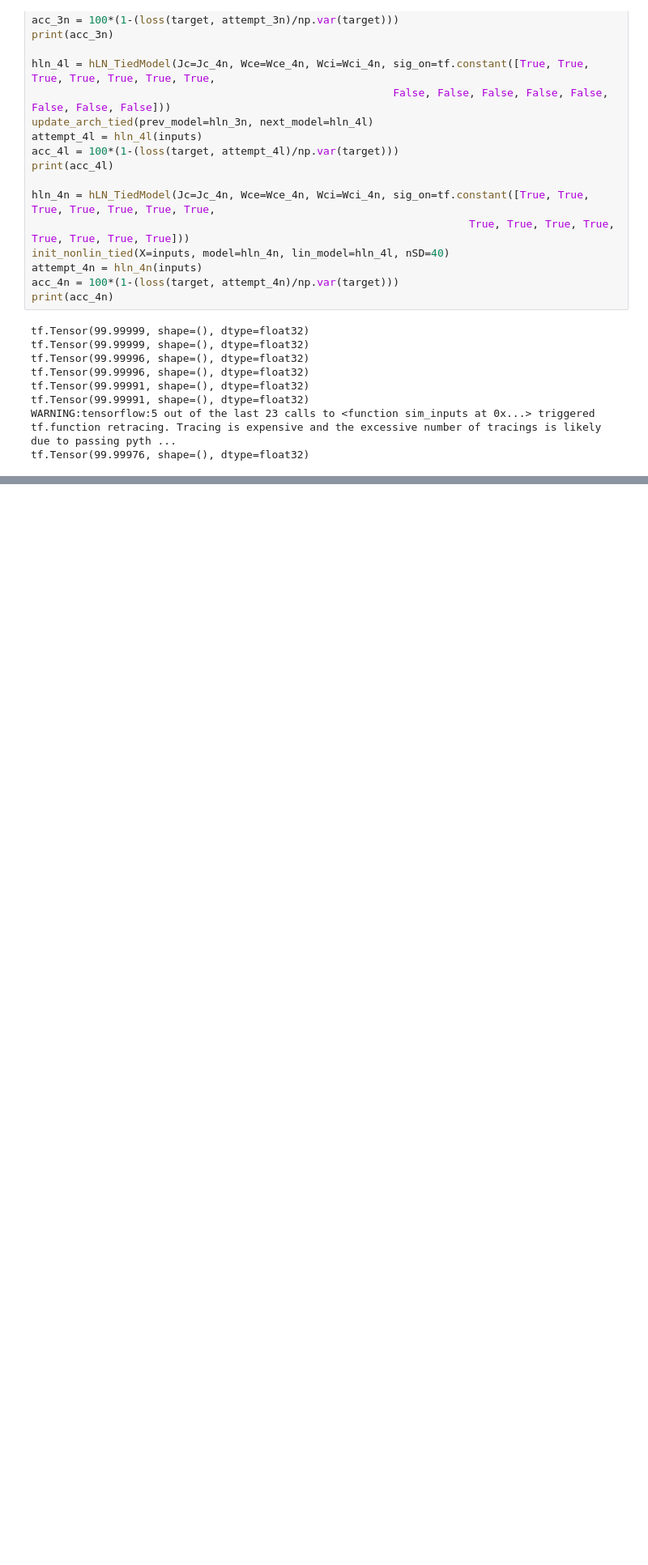
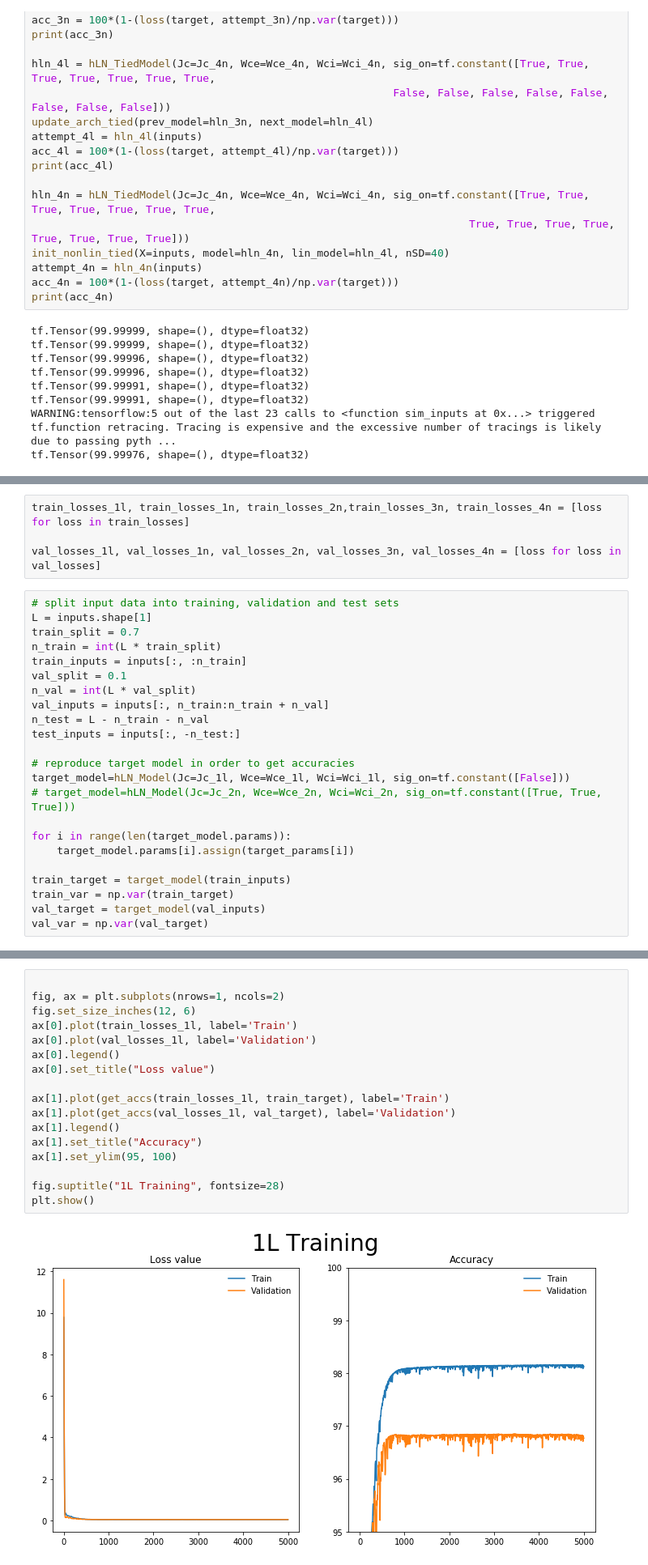
Before and after one commit to eap40/iib-neuro-proj, a Jupyter notebook: Notebooks/training_build3.ipynb, the cells around one changed output, grey strips where cells are left out. Shown at 81% size. Cells and saved outputs as stored; diff of their text form; blank space fills up the shorter version.

```diff
--- a/Notebooks/training_build3.ipynb
+++ b/Notebooks/training_build3.ipynb
@@ -1136,0 +889,27 @@ b
+# %%
+train_losses_1l, train_losses_1n, train_losses_2n,train_losses_3n, train_losses_4n = [loss for loss in train_losses]
+
+val_losses_1l, val_losses_1n, val_losses_2n, val_losses_3n, val_losses_4n = [loss for loss in val_losses]
+# %%
+# split input data into training, validation and test sets
+L = inputs.shape[1]
+train_split = 0.7
+n_train = int(L * train_split)
+train_inputs = inputs[:, :n_train]
+val_split = 0.1
+n_val = int(L * val_split)
+val_inputs = inputs[:, n_train:n_train + n_val]
+n_test = L - n_train - n_val
+test_inputs = inputs[:, -n_test:]
+
+# reproduce target model in order to get accuracies
+target_model=hLN_Model(Jc=Jc_1l, Wce=Wce_1l, Wci=Wci_1l, sig_on=tf.constant([False]))
+# target_model=hLN_Model(Jc=Jc_2n, Wce=Wce_2n, Wci=Wci_2n, sig_on=tf.constant([True, True, True]))
+
+for i in range(len(target_model.params)):
+    target_model.params[i].assign(target_params[i])
+
+train_target = target_model(train_inputs)
+train_var = np.var(train_target)
+val_target = target_model(val_inputs)
+val_var = np.var(val_target)
@@ -1136,0 +918,19 @@ b
+# %%
+
+fig, ax = plt.subplots(nrows=1, ncols=2)
+fig.set_size_inches(12, 6)
+ax[0].plot(train_losses_1l, label='Train')
+ax[0].plot(val_losses_1l, label='Validation')
+ax[0].legend()
+ax[0].set_title("Loss value")
+
+ax[1].plot(get_accs(train_losses_1l, train_target), label='Train')
+ax[1].plot(get_accs(val_losses_1l, val_target), label='Validation')
+ax[1].legend()
+ax[1].set_title("Accuracy")
+ax[1].set_ylim(95, 100)
+
+fig.suptitle("1L Training", fontsize=28)
+plt.show()
+# %% [output]
+[figure, added]
```
Also changed, not shown: parts of 27 cells of this notebook.
